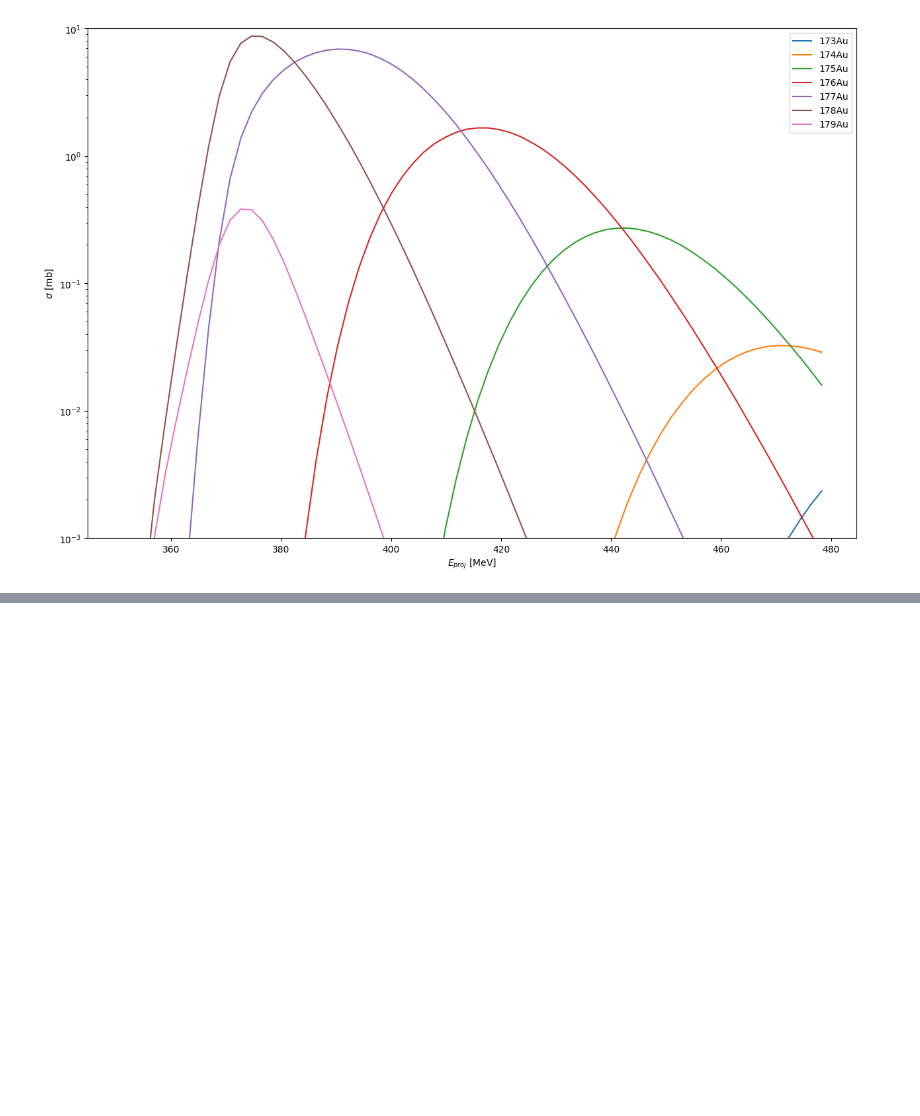
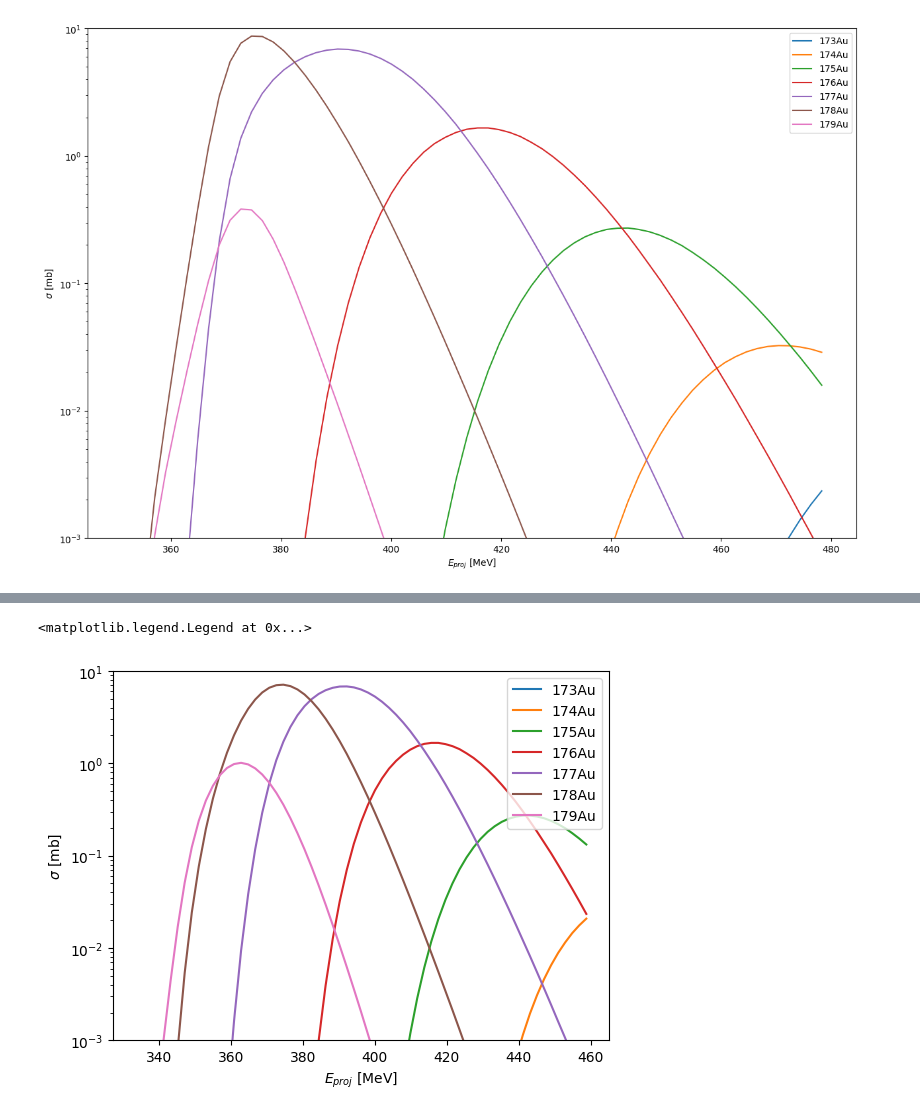
Before and after one commit to JozefMist/hivapJ, a Jupyter notebook: MyHivap/results/180hg/180hg.ipynb, the cells around one changed output, grey strips where cells are left out. Cells and saved outputs as stored; diff of their text form; code cells hidden in the pictures; blank space fills up the shorter version.

Commit message:
180hg plot in jupyter

```diff
--- a/MyHivap/results/180hg/180hg.ipynb
+++ b/MyHivap/results/180hg/180hg.ipynb
@@ -4,0 +6,10 @@ import matplotlib.pyplot as plt
+# %%
+proj = '88Sr'
+trg = '92Mo'
+cn = '180Hg'
+bf = 0.85
+ch = 'pxn'
+
+file_name10 = proj + '_' + trg + '_' + cn + '_' + ch + '_' + 'IFUS10' + '_' + 'barfac' + str(bf) + '.dat'
+file_name0 = proj + '_' + trg + '_' + cn + '_' + ch + '_' + 'IFUS0' + '_' + 'barfac' + str(bf) + '.dat'
+print(file_name10, file_name0)
@@ -8,6 +21,6 @@ pxn_0 = open('data/88Sr_92Mo_180Hg_pxn_IFUS0_barfac0.85.dat', 'r')
 # %%
-df_pxn10 = pd.read_csv('data/88Sr_92Mo_180Hg_pxn_IFUS10_barfac0.85.dat', sep='\t')
-df_pxn0 = pd.read_csv('data/88Sr_92Mo_180Hg_pxn_IFUS0_barfac0.85.dat', sep='\t')
+df_pxn10 = pd.read_csv('data/' + file_name10, sep='\t')
+df_pxn0 = pd.read_csv('data/' + file_name0, sep='\t')
 # %%
 fig, ax = plt.subplots(figsize=(15,10))
 type(ax)
@@ -56,0 +86,21 @@ ax.set_ylim([1e-3,1e1])
+# %%
+dfm10 = df_pxn10.melt(id_vars=['E_lab', 'E*/MeV'], var_name='isotope', value_name='CS')
+dfm0 = df_pxn0.melt(id_vars=['E_lab', 'E*/MeV'], var_name='isotope', value_name='CS')
+# %%
+ax1 = sns.lineplot(x='E_lab', y='CS', hue='isotope', data=dfm10)
+plt.semilogy()
+plt.ylim(1e-3, 1e1)
+# plt.xlim(right=50)
+plt.ylabel('$\sigma$ [mb]')
+plt.xlabel('$E_{proj}$ [MeV]')
+plt.legend(loc='upper right')
+# plt.xticks(np.arange(330,465, step=10))
+
+# ax2 = ax1.twiny()
+# ax2.set_xticks(list(df_pxn10['E*/MeV']))
+
+
+# fig2 = sns.lineplot(x='E*/MeV', y='CS', hue='isotope', data=dfm0, linestyle='--', legend=None)
+# %% [output]
+<matplotlib.legend.Legend at 0x...>
+[figure, added]
```
Also changed, not shown: parts of 5 cells of this notebook.
